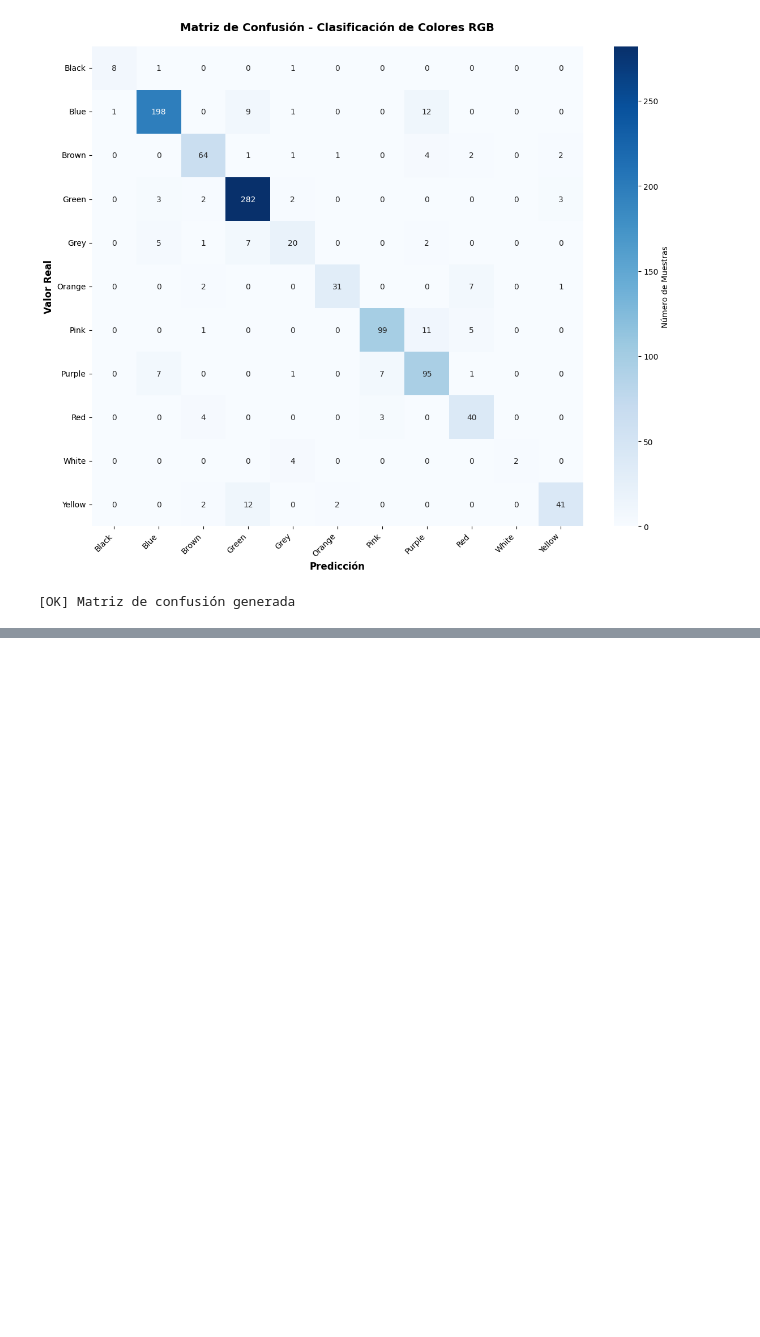
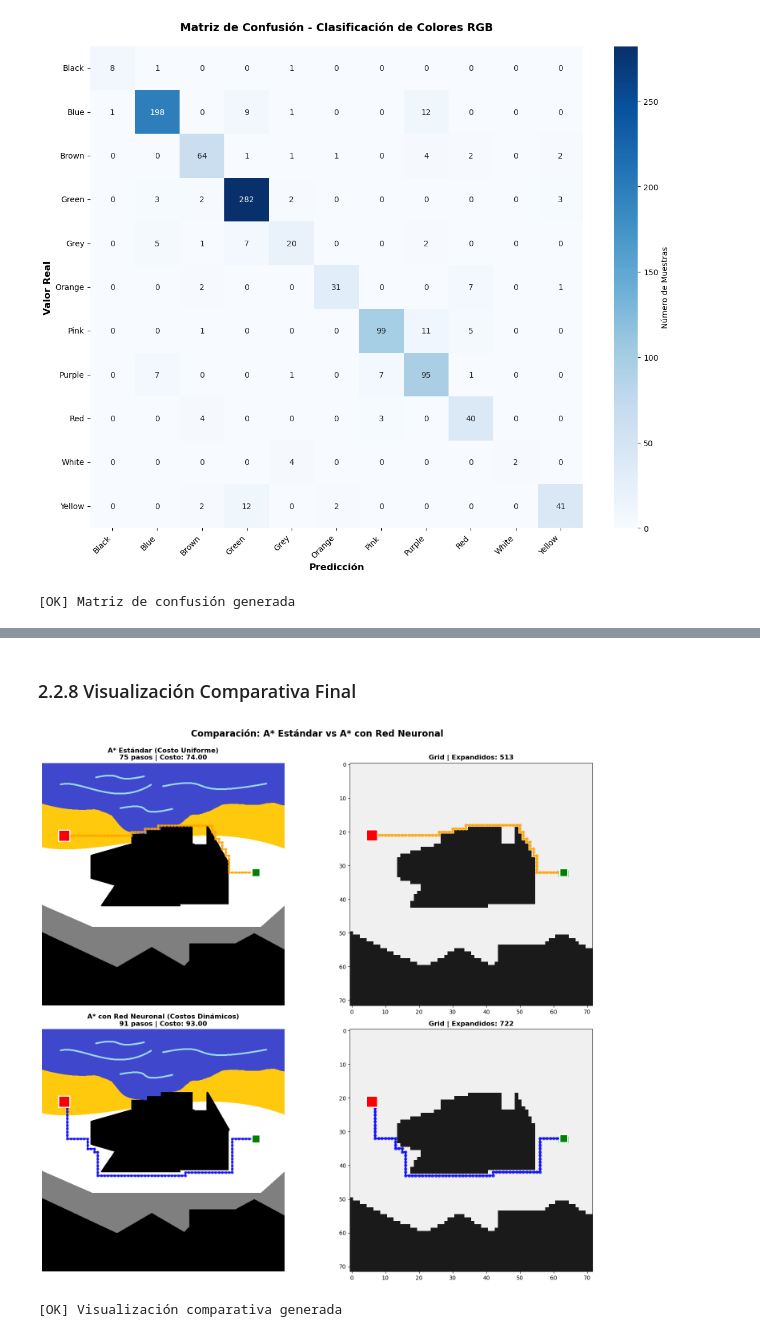
Before and after one commit to nadissa1508/CC3085-Proyecto1, a Jupyter notebook: Proyecto1.ipynb, the cells around one changed output, grey strips where cells are left out. Saved outputs shown, nothing was run; the diff lists cells and outputs as text; code cells hidden in the pictures; blank space fills up the shorter version.

```diff
--- a/Proyecto1.ipynb
+++ b/Proyecto1.ipynb
@@ -2794,0 +3408,78 @@ print("[OK] Matriz de confusión generada")
+# %% [markdown]
+### 2.2.8 Visualización Comparativa Final
+# %%
+if path_nn and path_standard:
+    # Visualización comparativa lado a lado
+    fig, axes = plt.subplots(2, 2, figsize=(16, 14))
+
+    colors_base = ['#1a1a1a', '#f0f0f0', '#e74c3c', '#2ecc71']
+    cmap_base = ListedColormap(colors_base)
+    tile_size = discretizer_nn.tile_size
+
+    # === Fila 1: A* Estándar ===
+    # Imagen original
+    axes[0, 0].imshow(discretizer_nn.original_image)
+    path_x_std = [(col * tile_size) + tile_size // 2 for row, col in path_standard]
+    path_y_std = [(row * tile_size) + tile_size // 2 for row, col in path_standard]
+    axes[0, 0].plot(path_x_std, path_y_std, 'orange', linewidth=3, alpha=0.8)
+    axes[0, 0].plot(path_x_std, path_y_std, 'o', color='orange', markersize=4, alpha=0.6)
+    axes[0, 0].plot(path_x_std[0], path_y_std[0], 'rs', markersize=20,
+                    markeredgecolor='white', markeredgewidth=2)
+    axes[0, 0].plot(path_x_std[-1], path_y_std[-1], 'gs', markersize=15,
+                    markeredgecolor='white', markeredgewidth=2)
+    axes[0, 0].set_title(f'A* Estándar (Costo Uniforme)\n{len(path_standard)} pasos | Costo: {solution_standard.path_cost:.2f}',
+                        fontsize=12, fontweight='bold')
+    axes[0, 0].axis('off')
+
+    # Grid
+    axes[0, 1].imshow(discretizer_nn.grid, cmap=cmap_base, vmin=0, vmax=3)
+    path_cols_std = [col for row, col in path_standard]
+    path_rows_std = [row for row, col in path_standard]
+    axes[0, 1].plot(path_cols_std, path_rows_std, 'orange', linewidth=3, alpha=0.8)
+    axes[0, 1].plot(path_cols_std, path_rows_std, 'o', color='orange', markersize=5, alpha=0.6)
+    axes[0, 1].plot(path_cols_std[0], path_rows_std[0], 'rs', markersize=20,
+                    markeredgecolor='white', markeredgewidth=2)
+    axes[0, 1].plot(path_cols_std[-1], path_rows_std[-1], 'gs', markersize=15,
+                    markeredgecolor='white', markeredgewidth=2)
+    axes[0, 1].set_title(f'Grid | Expandidos: {astar_standard_stats["nodes_expanded"]}',
+                        fontsize=12, fontweight='bold')
+
+    # === Fila 2: A* con Red Neuronal ===
+    # Imagen original
+    axes[1, 0].imshow(discretizer_nn.original_image)
+    path_x_nn = [(col * tile_size) + tile_size // 2 for row, col in path_nn]
+    path_y_nn = [(row * tile_size) + tile_size // 2 for row, col in path_nn]
+    axes[1, 0].plot(path_x_nn, path_y_nn, 'b-', linewidth=3, alpha=0.8)
+    axes[1, 0].plot(path_x_nn, path_y_nn, 'bo', markersize=4, alpha=0.6)
+    axes[1, 0].plot(path_x_nn[0], path_y_nn[0], 'rs', markersize=20,
+                    markeredgecolor='white', markeredgewidth=2)
+    axes[1, 0].plot(path_x_nn[-1], path_y_nn[-1], 'gs', markersize=15,
+                    markeredgecolor='white', markeredgewidth=2)
+    axes[1, 0].set_title(f'A* con Red Neuronal (Costos Dinámicos)\n{len(path_nn)} pasos | Costo: {solution_nn.path_cost:.2f}',
+                        fontsize=12, fontweight='bold')
+    axes[1, 0].axis('off')
+
+    # Grid
+    axes[1, 1].imshow(discretizer_nn.grid, cmap=cmap_base, vmin=0, vmax=3)
+    path_cols_nn = [col for row, col in path_nn]
+    path_rows_nn = [row for row, col in path_nn]
+    axes[1, 1].plot(path_cols_nn, path_rows_nn, 'b-', linewidth=3, alpha=0.8)
+    axes[1, 1].plot(path_cols_nn, path_rows_nn, 'bo', markersize=5, alpha=0.6)
+    axes[1, 1].plot(path_cols_nn[0], path_rows_nn[0], 'rs', markersize=20,
+                    markeredgecolor='white', markeredgewidth=2)
+    axes[1, 1].plot(path_cols_nn[-1], path_rows_nn[-1], 'gs', markersize=15,
+                    markeredgecolor='white', markeredgewidth=2)
+    axes[1, 1].set_title(f'Grid | Expandidos: {astar_nn_stats["nodes_expanded"]}',
+                        fontsize=12, fontweight='bold')
+
+    plt.suptitle('Comparación: A* Estándar vs A* con Red Neuronal',
+                fontsize=16, fontweight='bold', y=0.995)
+    plt.tight_layout()
+    plt.show()
+
+    print("[OK] Visualización comparativa generada")
+else:
+    print("[!] No se pueden comparar las rutas")
+# %% [output]
+[figure, added]
+[OK] Visualización comparativa generada
```
Also changed, not shown: parts of 19 cells of this notebook, 2 other files.
